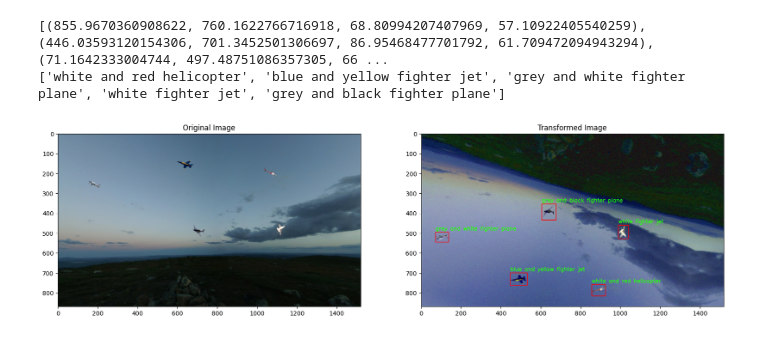
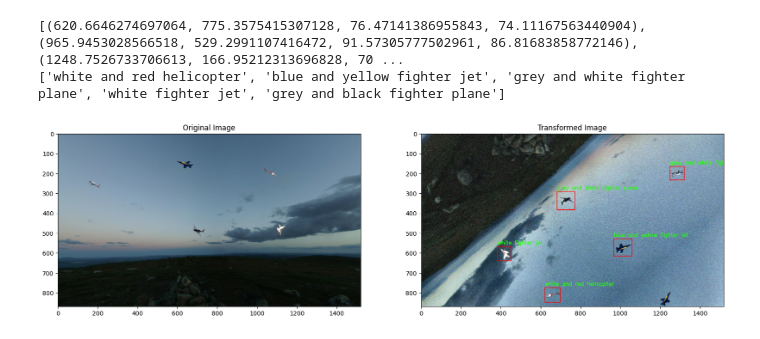
Before and after one commit to ChronoVortex07/til-24-overflow, a Jupyter notebook: test.ipynb, the cells around one changed output. Cells and saved outputs as stored; diff of their text form; code cells hidden in the pictures.

```diff
--- a/test.ipynb
+++ b/test.ipynb
@@ -13,41 +11,41 @@ captions = [d["caption"] for d in data]
 bboxes = [d["bbox"] for d in data]
 
 tranform = A.Compose([
-    A.GridDistortion(p=0.5),
-    A.RandomCrop(width=640, height=640, p=0.5),
-    A.ShiftScaleRotate(p=1),
+    # A.RandomRain(p=0.1, slant_lower=-10, slant_upper=10, drop_length=20, drop_width=1, drop_color=(200, 200, 200), blur_value=5, brightness_coefficient=0.9, rain_type=None),
+    # A.Rotate(p=0.5),
     A.HorizontalFlip(p=0.5),
     A.VerticalFlip(p=0.5),
+    A.ShiftScaleRotate(p=1),
     A.RandomBrightnessContrast(p=1),
-    A.HueSaturationValue(p=1),
-    A.AdvancedBlur(blur_limit=3, p=0.5),
-    A.RandomRain(p=0.5),
-    A.GaussNoise(p=1, var_limit=(10.0, 150.0), per_channel=True),
-    A.ISONoise(p=1, intensity=(0.1, 0.5), color_shift=(0.01, 0.05)),
+    # A.HueSaturationValue(p=1),
+    A.AdvancedBlur(blur_limit=3, p=0.2),
+    A.GaussNoise(p=1, var_limit=(10.0, 300.0), per_channel=True),
+    A.CLAHE(p=0.5),
+    A.ImageCompression(quality_lower=75, p=0.2),
 ], bbox_params=A.BboxParams(format='coco', label_fields=['captions'], min_visibility=0.2))
 
 transformed = tranform(image=image, bboxes=bboxes, captions=captions)
 transformed_image = transformed["image"]
 transformed_bboxes = transformed["bboxes"]
 transformed_captions = transformed["captions"]
 
 print(transformed_bboxes)
 print(transformed_captions)
 
 for bbox, caption in zip(transformed_bboxes, transformed_captions):
     x, y, w, h = bbox
     x1, y1, x2, y2 = int(x), int(y), int(x+w), int(y+h)
     cv2.rectangle(transformed_image, (x1, y1), (x2, y2), (255, 0, 0), 2)
     cv2.putText(transformed_image, caption, (x1, y1 - 10), cv2.FONT_HERSHEY_SIMPLEX, 0.9, (36,255,12), 2)
 
 # show both images side by side
 fig, ax = plt.subplots(1, 2, figsize=(20, 10))
 ax[0].imshow(image)
 ax[0].set_title("Original Image")
 ax[1].imshow(transformed_image)
 ax[1].set_title("Transformed Image")
 plt.show()
 # %% [output]
-[(855.9670360908622, 760.1622766716918, 68.80994207407969, 57.10922405540259), (446.03593120154306, 701.3452501306697, 86.95468477701792, 61.709472094943294), (71.1642333004744, 497.48751086357305, 66 ...
+[(620.6646274697064, 775.3575415307128, 76.47141386955843, 74.11167563440904), (965.9453028566518, 529.2991107416472, 91.57305777502961, 86.81683858772146), (1248.7526733706613, 166.95212313696828, 70 ...
 ['white and red helicopter', 'blue and yellow fighter jet', 'grey and white fighter plane', 'white fighter jet', 'grey and black fighter plane']
-[figure, old version]
+[figure, new version]
```
Also changed, not shown: parts of 1 cell of this notebook, 4 other files.
